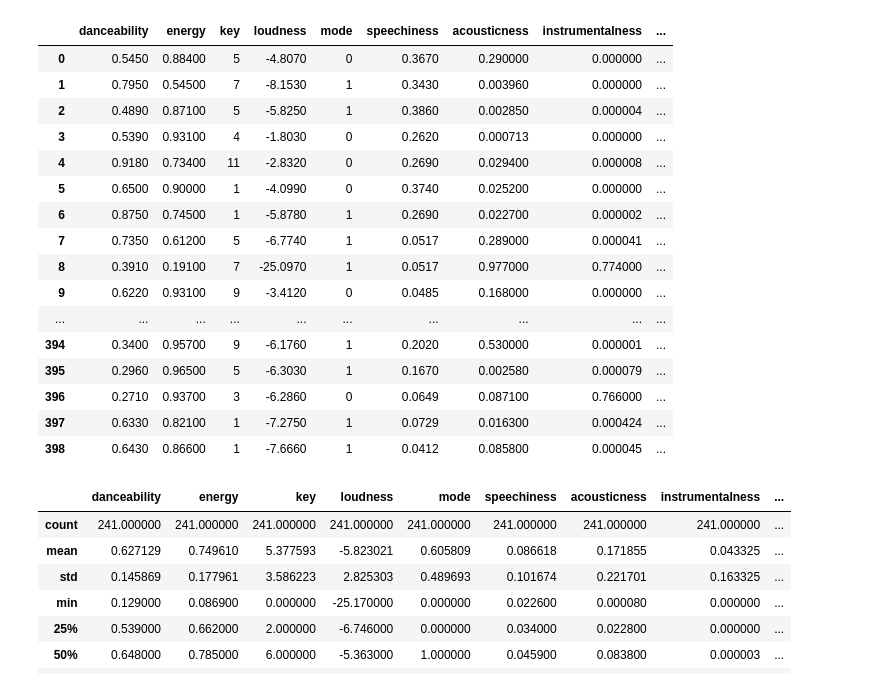
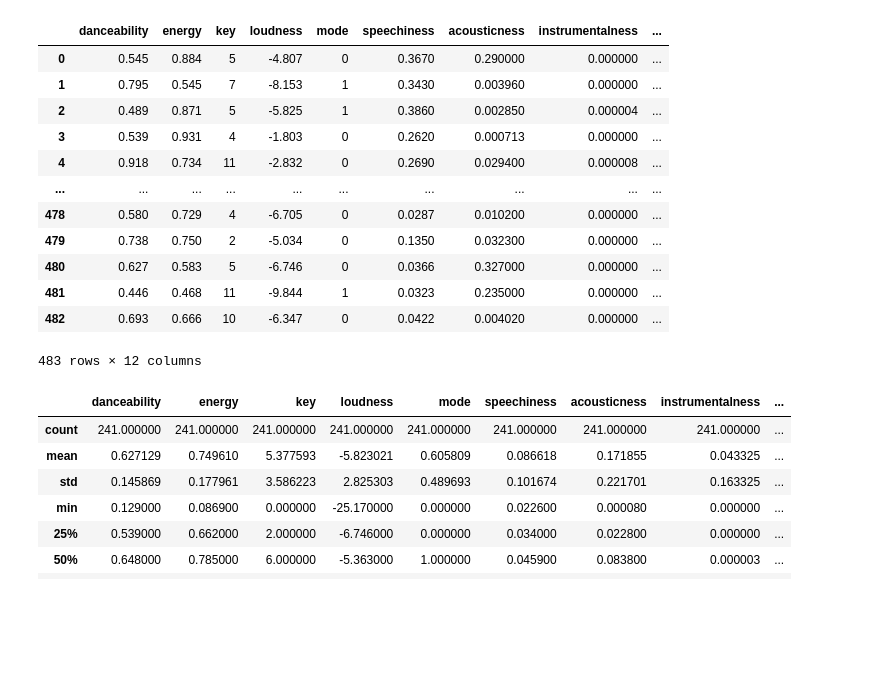
Before and after one commit to nilsolsgarde/ml-project, a Jupyter notebook: project.ipynb, the cells around one changed output. Cells and saved outputs as stored; diff of their text form; code cells hidden in the pictures; blank space fills up the shorter version.

Commit message:
fixade utskriften av dataframe

```diff
--- a/project.ipynb
+++ b/project.ipynb
@@ -15,26 +15,22 @@ from sklearn.metrics import confusion_matrix
 
 df = pd.read_csv("project_train.csv")
 # %%
-pd.set_option('display.max_rows', 500)
+pd.set_option('display.max_rows', 10)
 df
 # %% [output]
 |  | danceability | energy | key | loudness | mode | speechiness | acousticness | instrumentalness | ... |
-| 0 | 0.5450 | 0.88400 | 5 | -4.8070 | 0 | 0.3670 | 0.290000 | 0.000000 | ... |
-| 1 | 0.7950 | 0.54500 | 7 | -8.1530 | 1 | 0.3430 | 0.003960 | 0.000000 | ... |
-| 2 | 0.4890 | 0.87100 | 5 | -5.8250 | 1 | 0.3860 | 0.002850 | 0.000004 | ... |
-| 3 | 0.5390 | 0.93100 | 4 | -1.8030 | 0 | 0.2620 | 0.000713 | 0.000000 | ... |
-| 4 | 0.9180 | 0.73400 | 11 | -2.8320 | 0 | 0.2690 | 0.029400 | 0.000008 | ... |
-| 5 | 0.6500 | 0.90000 | 1 | -4.0990 | 0 | 0.3740 | 0.025200 | 0.000000 | ... |
-| 6 | 0.8750 | 0.74500 | 1 | -5.8780 | 1 | 0.2690 | 0.022700 | 0.000002 | ... |
-| 7 | 0.7350 | 0.61200 | 5 | -6.7740 | 1 | 0.0517 | 0.289000 | 0.000041 | ... |
-| 8 | 0.3910 | 0.19100 | 7 | -25.0970 | 1 | 0.0517 | 0.977000 | 0.774000 | ... |
-| 9 | 0.6220 | 0.93100 | 9 | -3.4120 | 0 | 0.0485 | 0.168000 | 0.000000 | ... |
+| 0 | 0.545 | 0.884 | 5 | -4.807 | 0 | 0.3670 | 0.290000 | 0.000000 | ... |
+| 1 | 0.795 | 0.545 | 7 | -8.153 | 1 | 0.3430 | 0.003960 | 0.000000 | ... |
+| 2 | 0.489 | 0.871 | 5 | -5.825 | 1 | 0.3860 | 0.002850 | 0.000004 | ... |
+| 3 | 0.539 | 0.931 | 4 | -1.803 | 0 | 0.2620 | 0.000713 | 0.000000 | ... |
+| 4 | 0.918 | 0.734 | 11 | -2.832 | 0 | 0.2690 | 0.029400 | 0.000008 | ... |
 | ... | ... | ... | ... | ... | ... | ... | ... | ... | ... |
-| 394 | 0.3400 | 0.95700 | 9 | -6.1760 | 1 | 0.2020 | 0.530000 | 0.000001 | ... |
-| 395 | 0.2960 | 0.96500 | 5 | -6.3030 | 1 | 0.1670 | 0.002580 | 0.000079 | ... |
-| 396 | 0.2710 | 0.93700 | 3 | -6.2860 | 0 | 0.0649 | 0.087100 | 0.766000 | ... |
-| 397 | 0.6330 | 0.82100 | 1 | -7.2750 | 1 | 0.0729 | 0.016300 | 0.000424 | ... |
-| 398 | 0.6430 | 0.86600 | 1 | -7.6660 | 1 | 0.0412 | 0.085800 | 0.000045 | ... |
+| 478 | 0.580 | 0.729 | 4 | -6.705 | 0 | 0.0287 | 0.010200 | 0.000000 | ... |
+| 479 | 0.738 | 0.750 | 2 | -5.034 | 0 | 0.1350 | 0.032300 | 0.000000 | ... |
+| 480 | 0.627 | 0.583 | 5 | -6.746 | 0 | 0.0366 | 0.327000 | 0.000000 | ... |
+| 481 | 0.446 | 0.468 | 11 | -9.844 | 1 | 0.0323 | 0.235000 | 0.000000 | ... |
+| 482 | 0.693 | 0.666 | 10 | -6.347 | 0 | 0.0422 | 0.004020 | 0.000000 | ... |
+483 rows × 12 columns
 # %%
 df[df["Label"]==0].describe()
 # %% [output]
```
Also changed, not shown: parts of 2 cells of this notebook.
